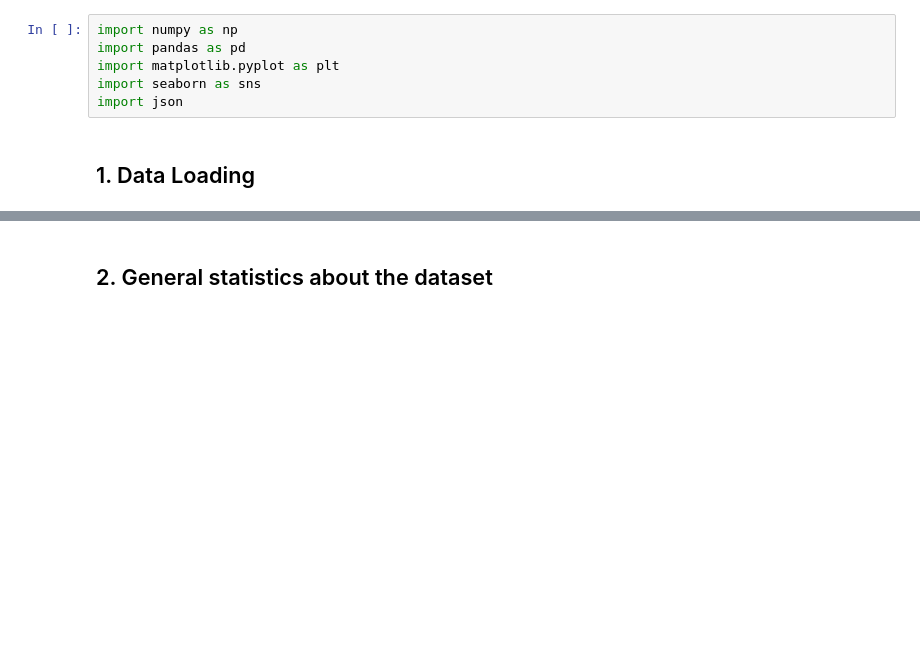
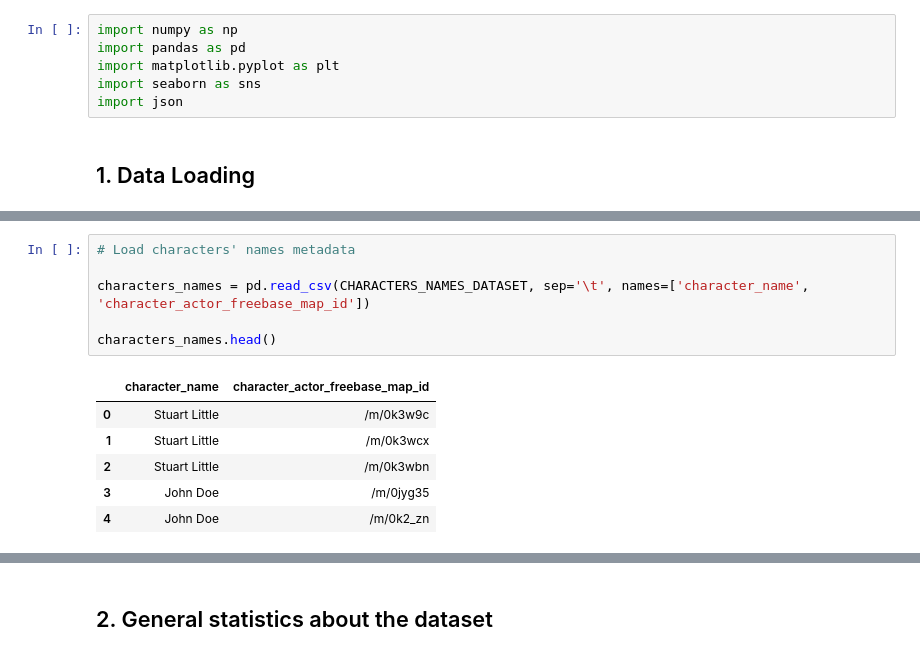
Before and after one commit to epfl-ada/ada-2023-project-onsecalme123, a Jupyter notebook: milestone2.ipynb, the cells around one changed output, grey strips where cells are left out. Drawn from its saved outputs; the diff is of its cells as text; blank space fills up the shorter version.

```diff
--- a/milestone2.ipynb
+++ b/milestone2.ipynb
@@ -36,0 +53,13 @@ movies.head()
+# %%
+# Load characters' names metadata
+
+characters_names = pd.read_csv(CHARACTERS_NAMES_DATASET, sep='\t', names=['character_name', 'character_actor_freebase_map_id'])
+
+characters_names.head()
+# %% [output]
+|  | character_name | character_actor_freebase_map_id |
+| 0 | Stuart Little | /m/0k3w9c |
+| 1 | Stuart Little | /m/0k3wcx |
+| 2 | Stuart Little | /m/0k3wbn |
+| 3 | John Doe | /m/0jyg35 |
+| 4 | John Doe | /m/0k2_zn |
```
Also changed, not shown: parts of 19 cells of this notebook.
